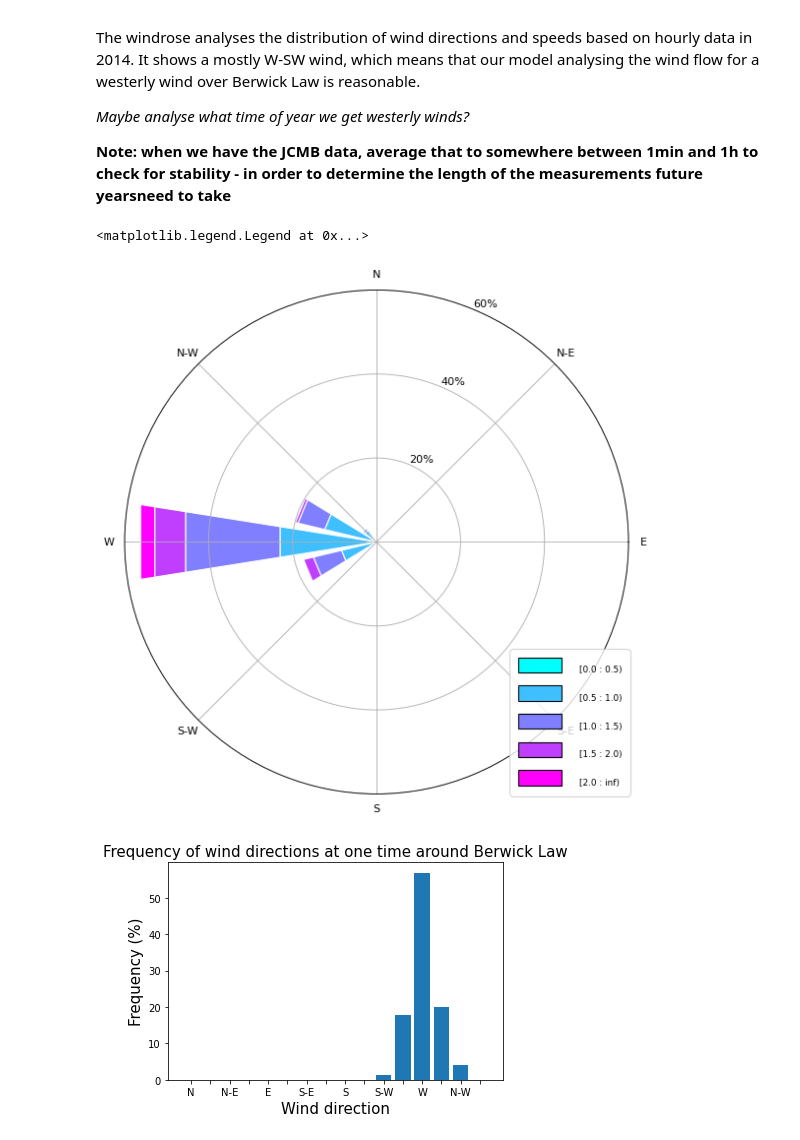
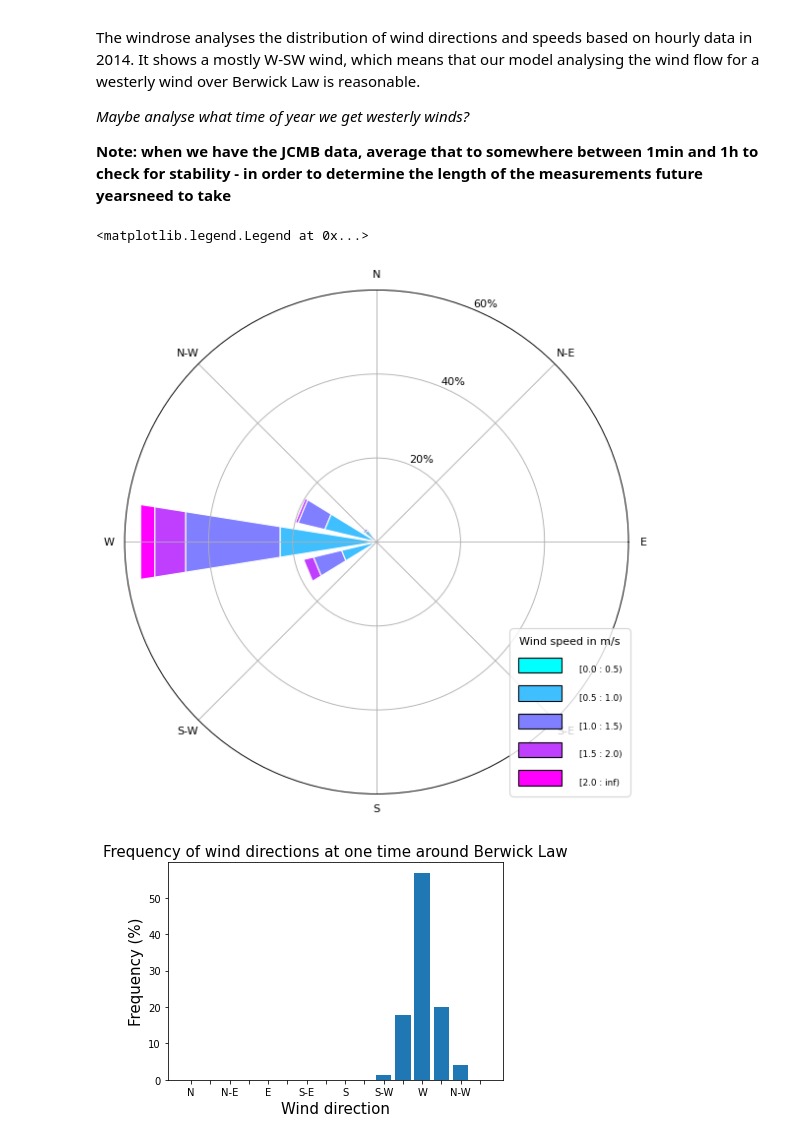
Before and after one commit to dhegedus99/MetGroupProject, a Jupyter notebook: WindNotebook.ipynb, the cells around one changed output. Saved outputs shown, nothing was run; the diff lists cells and outputs as text; code cells hidden in the pictures.

```diff
--- a/WindNotebook.ipynb
+++ b/WindNotebook.ipynb
@@ -350,29 +353,29 @@ The windrose analyses the distribution of wind directions and speeds based on ho
 # %%
 #Berwick Law
 
 ## Calculating the wind direction (where wind is blowing from)
 wdir=np.mod(180+np.rad2deg(np.arctan2(u, v)),360)
 
 ## Creating the windrose axis - x-axis (theta axis) is wind directions
 new_labels = ["E", "N-E", "N", "N-W", "W", "S-W", "S", "S-E"]
 ax = WindroseAxes.from_ax(theta_labels=new_labels)
 
 ## Plotting the speeds and directions on the windrose
 ax.bar( wdir[110:140, 110:140].flatten(),
        wind[110:140, 110:140].flatten(),
        normed=True, opening=0.8, edgecolor='white', cmap=cm.cool,
        bins=np.arange(0, 2.5, 0.5)) # Bins for the wind speed
 
 ## y axis (r axis) is thefrequency of a certain wind direction in percent
 ax.set_ylim(0,60)
 ax.set_yticks(np.arange(0, 70, 20))
 ax.set_yticklabels(['', '20%', '40%', '60%'], size=10)
 
 ## Legend of wind speeds
-ax.set_legend(fontsize=20, loc='lower right')
+ax.set_legend(title='Wind speed in m/s', fontsize=20, loc='lower right')
 # %% [output]
 <matplotlib.legend.Legend at 0x...>
-[figure, old version]
+[figure, new version]
 # %%
 # Plotting the same information as on the windrose but as histograms
 table = ax._info['table']
```
Also changed, not shown: parts of 9 cells of this notebook.
